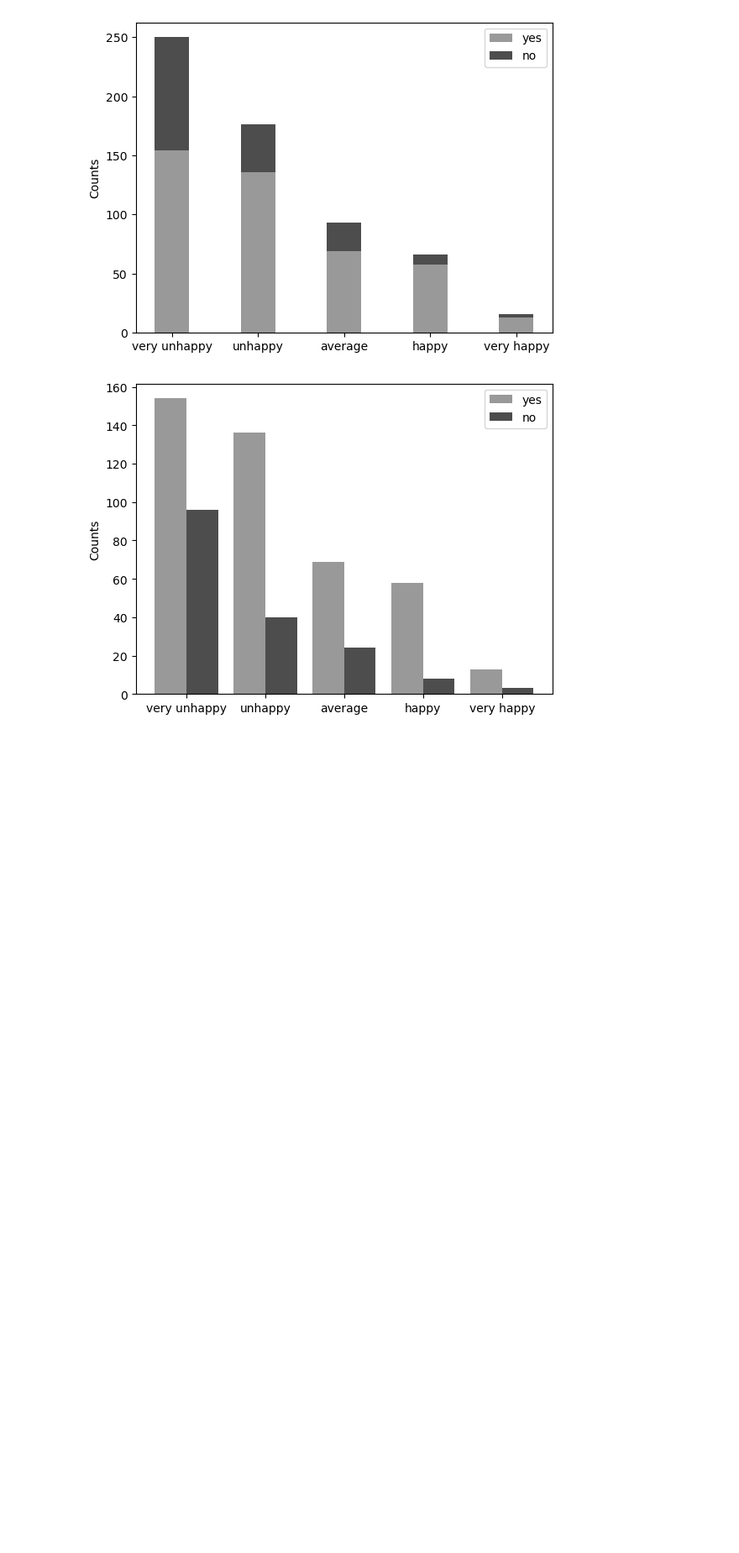
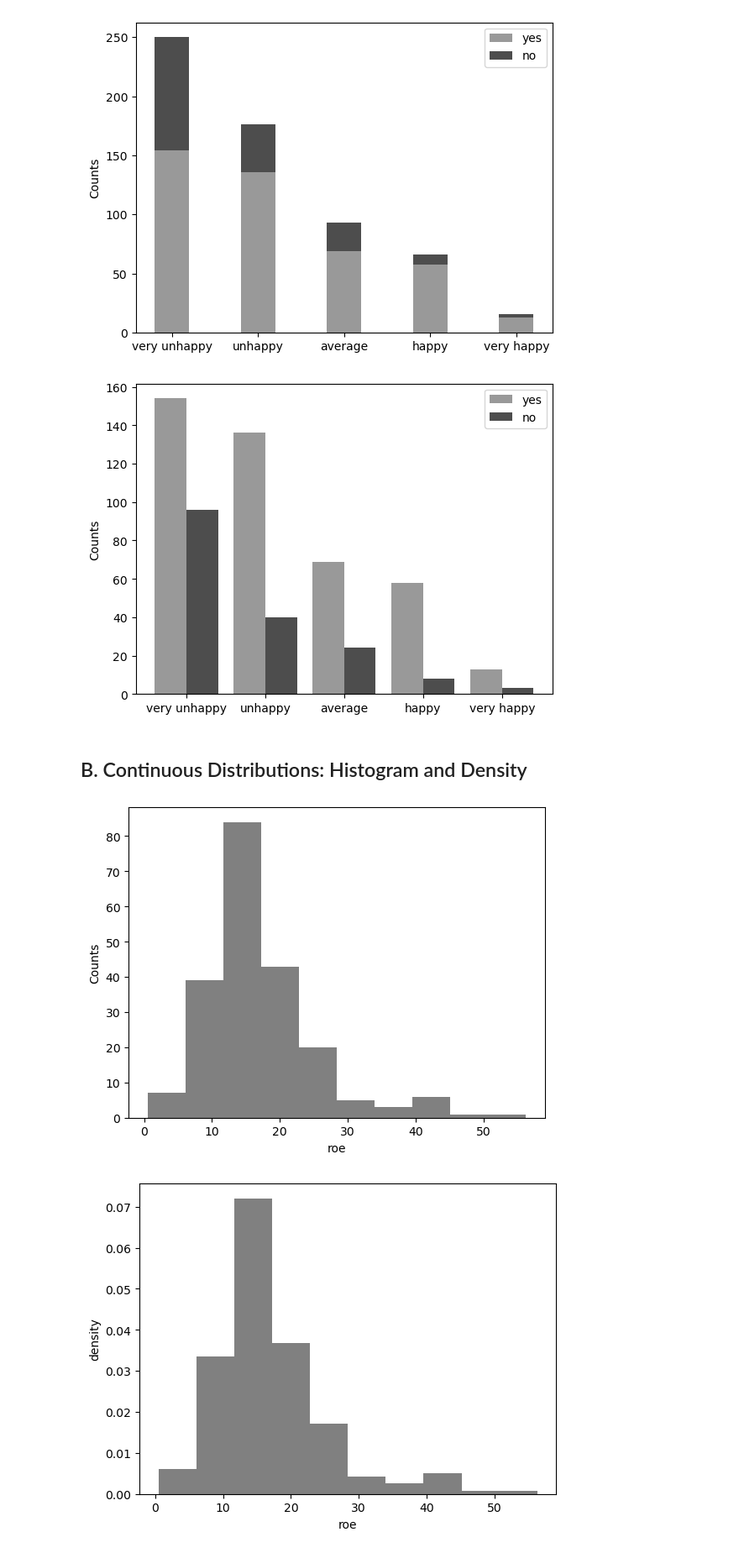
Before and after one commit to bahategar/Preparation, a Jupyter notebook: Econometrics/1-Introduction.ipynb, the cells around one changed output. Shown: that part at 84% size. Saved outputs shown, nothing was run; the diff lists cells and outputs as text; code cells hidden in the pictures; blank space fills up the shorter version.

```diff
--- a/Econometrics/1-Introduction.ipynb
+++ b/Econometrics/1-Introduction.ipynb
@@ -158,3 +163,26 @@ plt.show()
 [figure]
 [figure]
 [figure]
+# %% [markdown]
+## B. Continuous Distributions: Histogram and Density
+# %%
+ceosal1 = woo.dataWoo('ceosal1')
+
+# Extract roe
+roe = ceosal1['roe']
+
+# Plot historgram (with counts):
+plt.hist(roe, color='grey')
+plt.ylabel('Counts')
+plt.xlabel('roe')
+plt.show()
+
+# Plot density plot
+# breaks = [0, 5, 10, 20, 30, 60]
+plt.hist(roe, color='grey', density=True)
+plt.ylabel('density')
+plt.xlabel('roe')
+plt.show()
+# %% [output]
+[figure, added]
+[figure, added]
```
Also changed, not shown: parts of 36 cells of this notebook, 7 other files.
